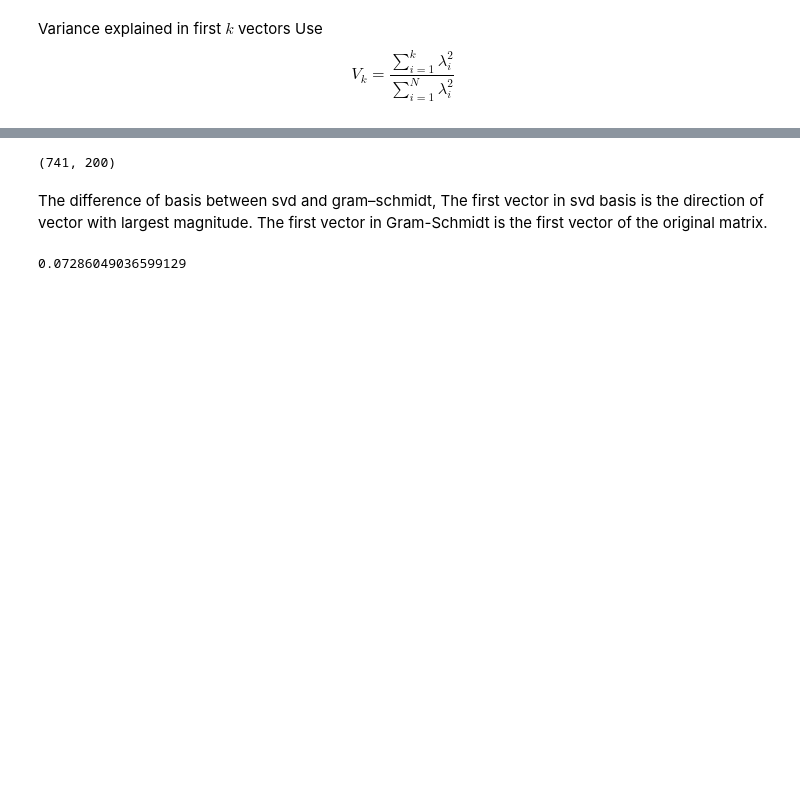
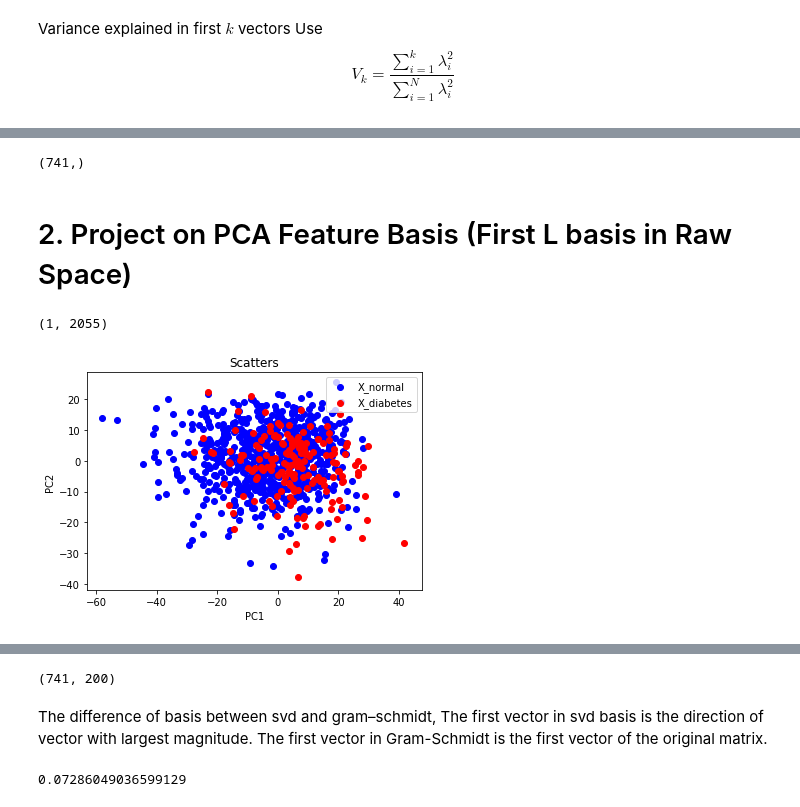
Before and after one commit to xiuquan0418/TDALab, a Jupyter notebook: DSGA/DSGA.ipynb, the cells around one changed output, grey strips where cells are left out. Cells and saved outputs as stored; diff of their text form; code cells hidden in the pictures; blank space fills up the shorter version.

```diff
--- a/DSGA/DSGA.ipynb
+++ b/DSGA/DSGA.ipynb
@@ -46,4 +73,5 @@ X_diabetes.shape
 # %% [markdown]
 Method one: Feature selection to genes
 # %%
-U, s, V = numpy.linalg.svd(X_normal, full_matrices=False)
+U, s, VT = numpy.linalg.svd(X_normal, full_matrices=False)
+V = VT.T
@@ -70,0 +134,6 @@ plt.show()
+# %%
+numpy.matmul(U,s).shape
+# %% [output]
+(741,)
+# %% [markdown]
+# 2. Project on PCA Feature Basis (First L basis in Raw Space)
@@ -70,0 +155,23 @@ plt.show()
+# %%
+V[:,0].reshape(1,len(V[:,0])).shape
+# %% [output]
+(1, 2055)
+# %%
+proj_PC1 = VT[0,:].reshape(1,len(VT[0,:])).dot(X_normal.T)
+proj_PC2 = VT[1,:].reshape(1,len(VT[1,:])).dot(X_normal.T)
+
+proj_PC3 = VT[0,:].reshape(1,len(VT[0,:])).dot(X_diabetes.T)
+proj_PC4 = VT[1,:].reshape(1,len(VT[1,:])).dot(X_diabetes.T)
+# %%
+ax = plt.gca()
+
+ax.scatter(proj_PC1, proj_PC2, color="b")
+ax.scatter(proj_PC3, proj_PC4, color="r")
+plt.xlabel("PC1")
+plt.ylabel("PC2")
+plt.legend(('X_normal', 'X_diabetes'),
+           loc='upper right')
+plt.title('Scatters')
+plt.show()
+# %% [output]
+[figure, added]
```
Also changed, not shown: parts of 40 cells of this notebook.
